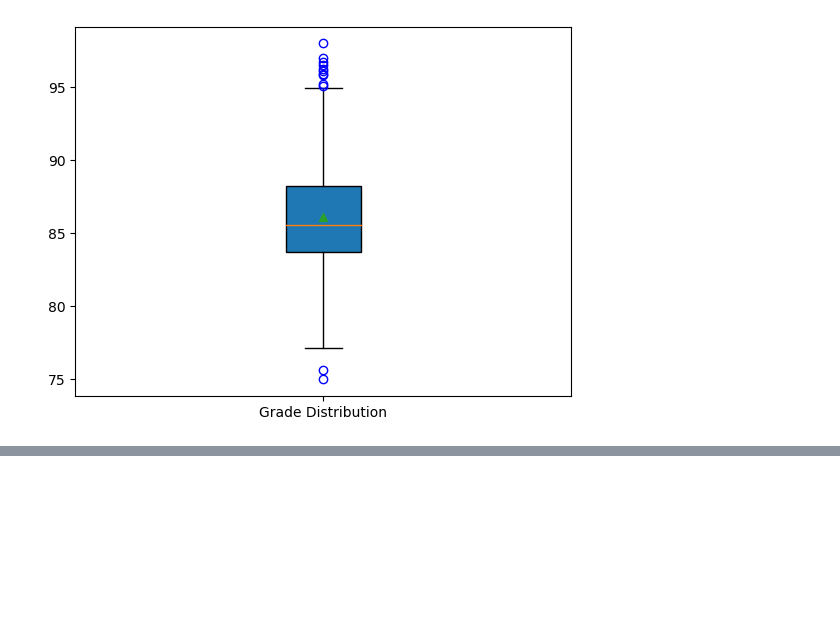
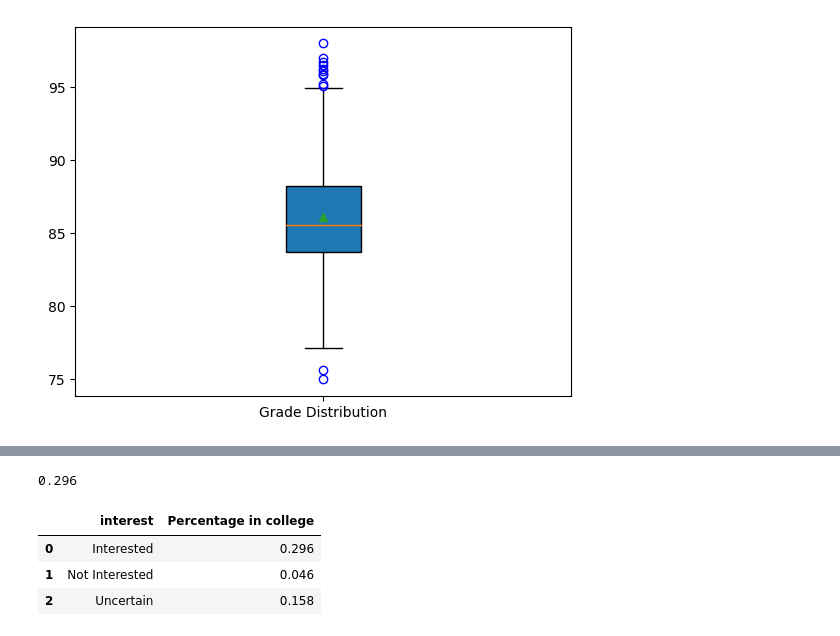
Before and after one commit to torin-anderson/Current-State-of-Tertiary-Education-Report, a Jupyter notebook: final_q3.ipynb, the cells around one changed output, grey strips where cells are left out. Saved outputs shown, nothing was run; the diff lists cells and outputs as text; code cells hidden in the pictures; blank space fills up the shorter version.

Commit message:
Add interest chart

```diff
--- a/final_q3.ipynb
+++ b/final_q3.ipynb
@@ -97,0 +96,14 @@ text
+# %%
+# What is the likelihood of a persons interest related to them going to college
+interested = col_interest.loc[col_interest['interest'].isin(['Very Interested','Less Interested', 'Interested'])]['will_go_to_college'].sum() / len(col_interest)
+not_interested = col_interest.loc[col_interest['interest'] == 'Not Interested']['will_go_to_college'].sum() / len(col_interest)
+uncertain = col_interest.loc[col_interest['interest'] == 'Uncertain']['will_go_to_college'].sum() / len(col_interest)
+print(interested)
+chart = pd.DataFrame({"interest": ["Interested", "Not Interested", "Uncertain"], "Percentage in college": [interested, not_interested, uncertain]})
+display(chart)
+# %% [output]
+0.296
+|  | interest | Percentage in college |
+| 0 | Interested | 0.296 |
+| 1 | Not Interested | 0.046 |
+| 2 | Uncertain | 0.158 |
```
Also changed, not shown: parts of 5 cells of this notebook.
